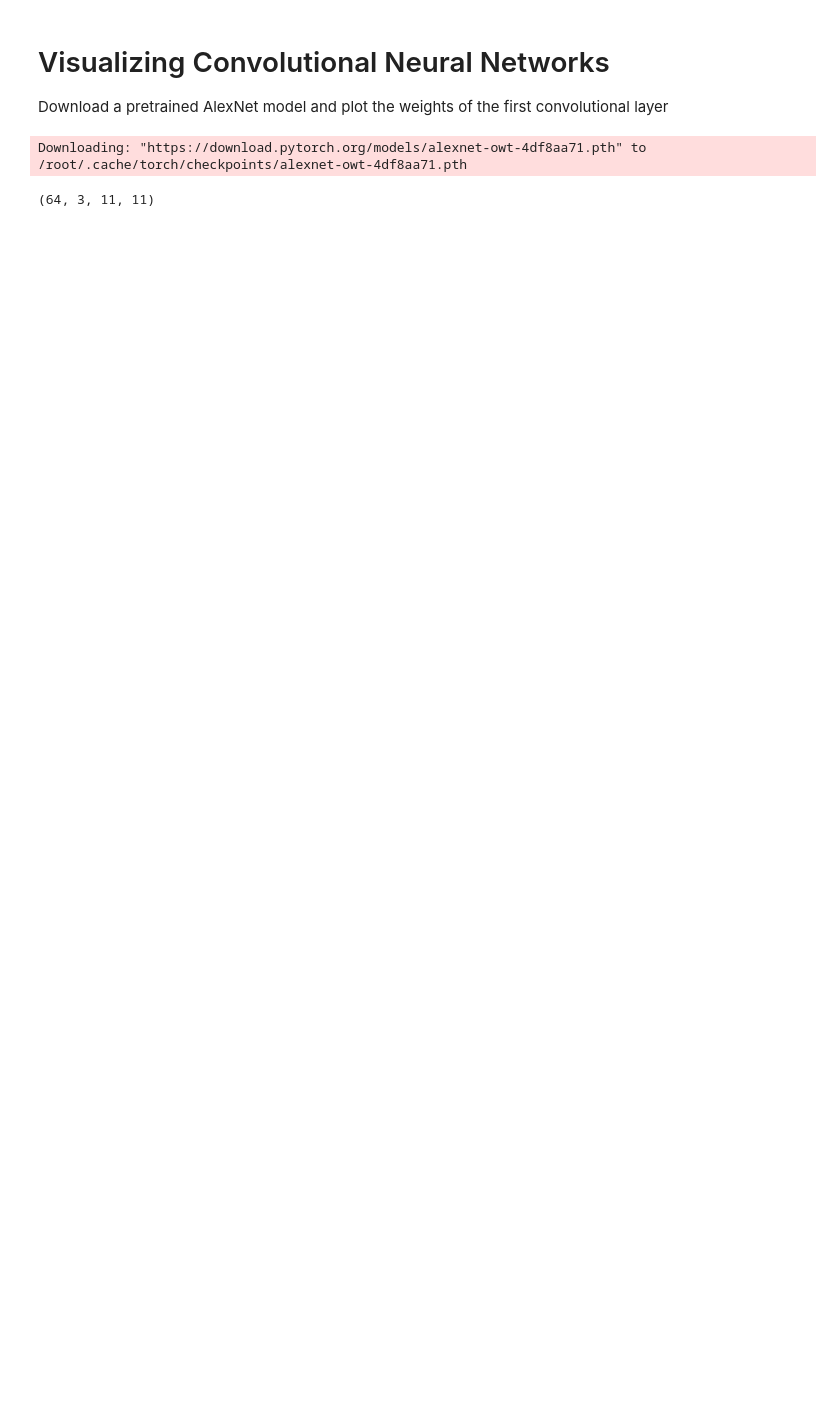
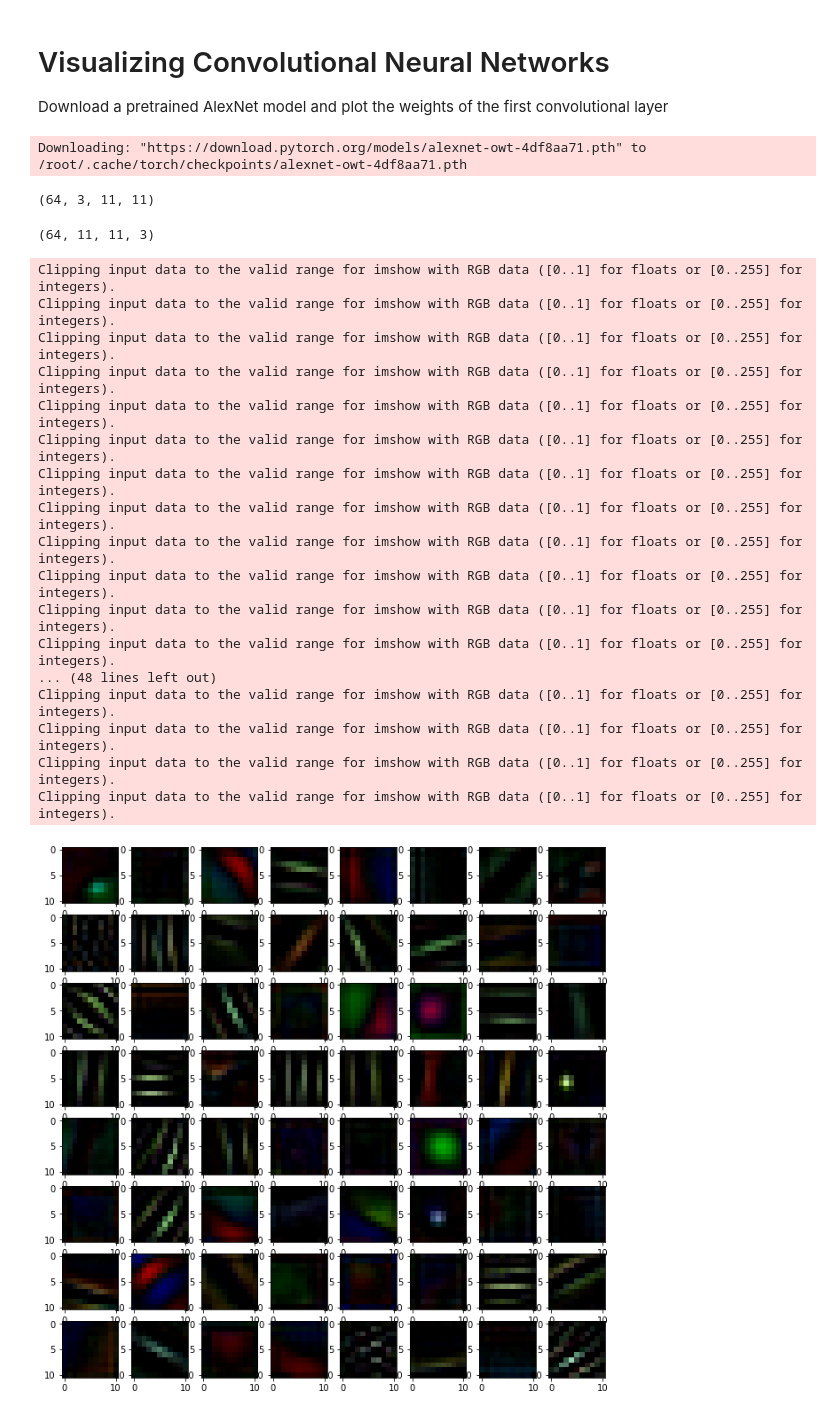
Before and after one commit to Gruppe3VDL/Gruppe3VDLws2019, a Jupyter notebook: exercise3/task2_2.ipynb, the cells around one changed output. Cells and saved outputs as stored; diff of their text form; code cells hidden in the pictures; blank space fills up the shorter version.

```diff
--- a/exercise3/task2_2.ipynb
+++ b/exercise3/task2_2.ipynb
@@ -27,0 +27,38 @@ print(w.shape)
+# %%
+w=np.rollaxis(w,1,4)
+a.shape
+# %% [output]
+(64, 11, 11, 3)
+# %%
+# TODO: Visualise extracted weights
+%matplotlib inline
+import numpy as np
+import matplotlib.pyplot as plt
+
+fig=plt.figure(figsize=(11, 11))
+columns = 8
+rows = 8
+for i in range(1, columns*rows +1):
+    img = w[i-1]
+    fig.add_subplot(rows, columns, i)
+    plt.imshow(img)
+plt.show()
+# %% [output]
+Clipping input data to the valid range for imshow with RGB data ([0..1] for floats or [0..255] for integers).
+Clipping input data to the valid range for imshow with RGB data ([0..1] for floats or [0..255] for integers).
+Clipping input data to the valid range for imshow with RGB data ([0..1] for floats or [0..255] for integers).
+Clipping input data to the valid range for imshow with RGB data ([0..1] for floats or [0..255] for integers).
+Clipping input data to the valid range for imshow with RGB data ([0..1] for floats or [0..255] for integers).
+Clipping input data to the valid range for imshow with RGB data ([0..1] for floats or [0..255] for integers).
+Clipping input data to the valid range for imshow with RGB data ([0..1] for floats or [0..255] for integers).
+Clipping input data to the valid range for imshow with RGB data ([0..1] for floats or [0..255] for integers).
+Clipping input data to the valid range for imshow with RGB data ([0..1] for floats or [0..255] for integers).
+Clipping input data to the valid range for imshow with RGB data ([0..1] for floats or [0..255] for integers).
+Clipping input data to the valid range for imshow with RGB data ([0..1] for floats or [0..255] for integers).
+Clipping input data to the valid range for imshow with RGB data ([0..1] for floats or [0..255] for integers).
+... (48 lines left out)
+Clipping input data to the valid range for imshow with RGB data ([0..1] for floats or [0..255] for integers).
+Clipping input data to the valid range for imshow with RGB data ([0..1] for floats or [0..255] for integers).
+Clipping input data to the valid range for imshow with RGB data ([0..1] for floats or [0..255] for integers).
+Clipping input data to the valid range for imshow with RGB data ([0..1] for floats or [0..255] for integers).
+[figure, added]
```
Also changed, not shown: parts of 2 cells of this notebook.
